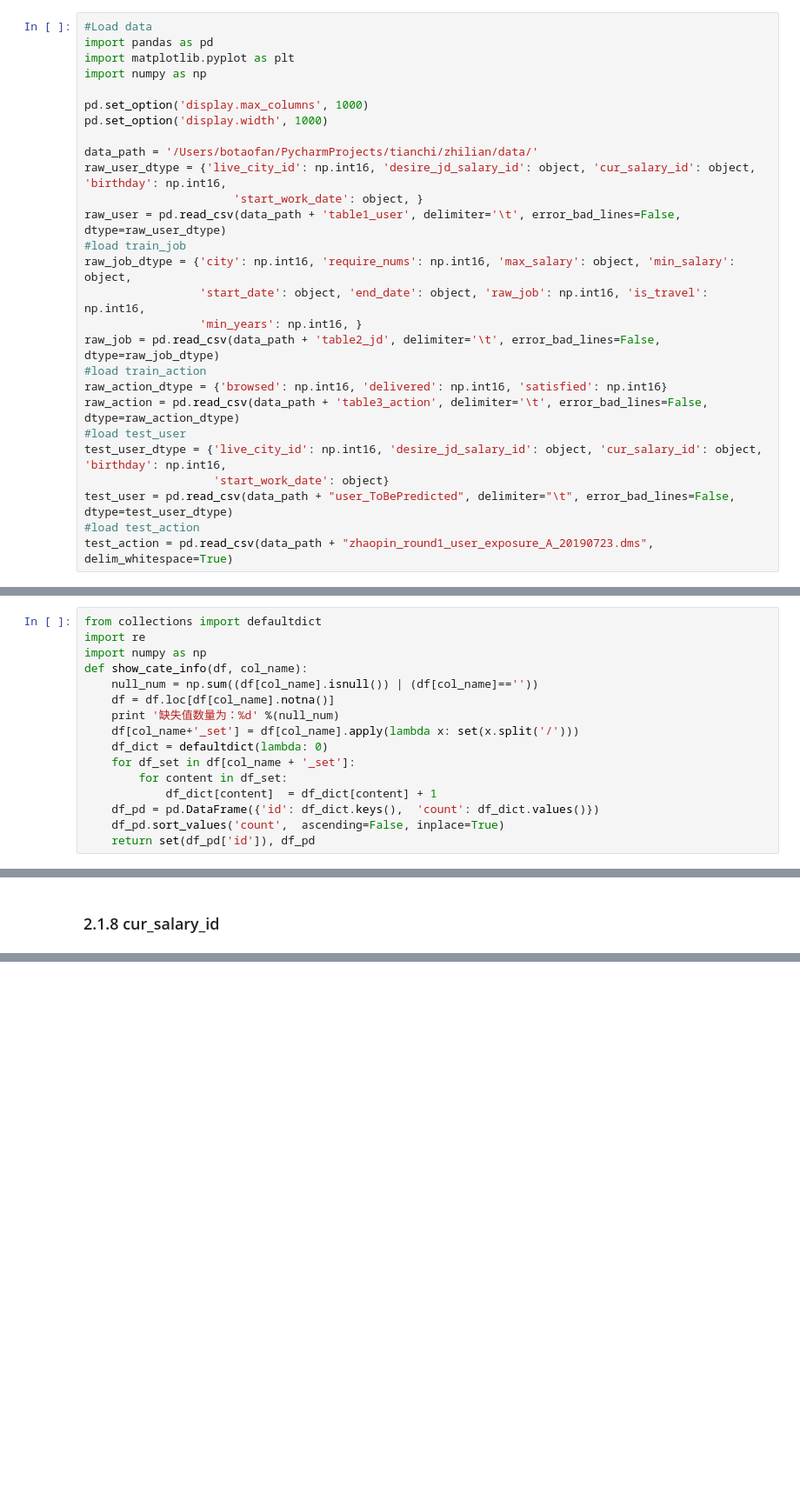
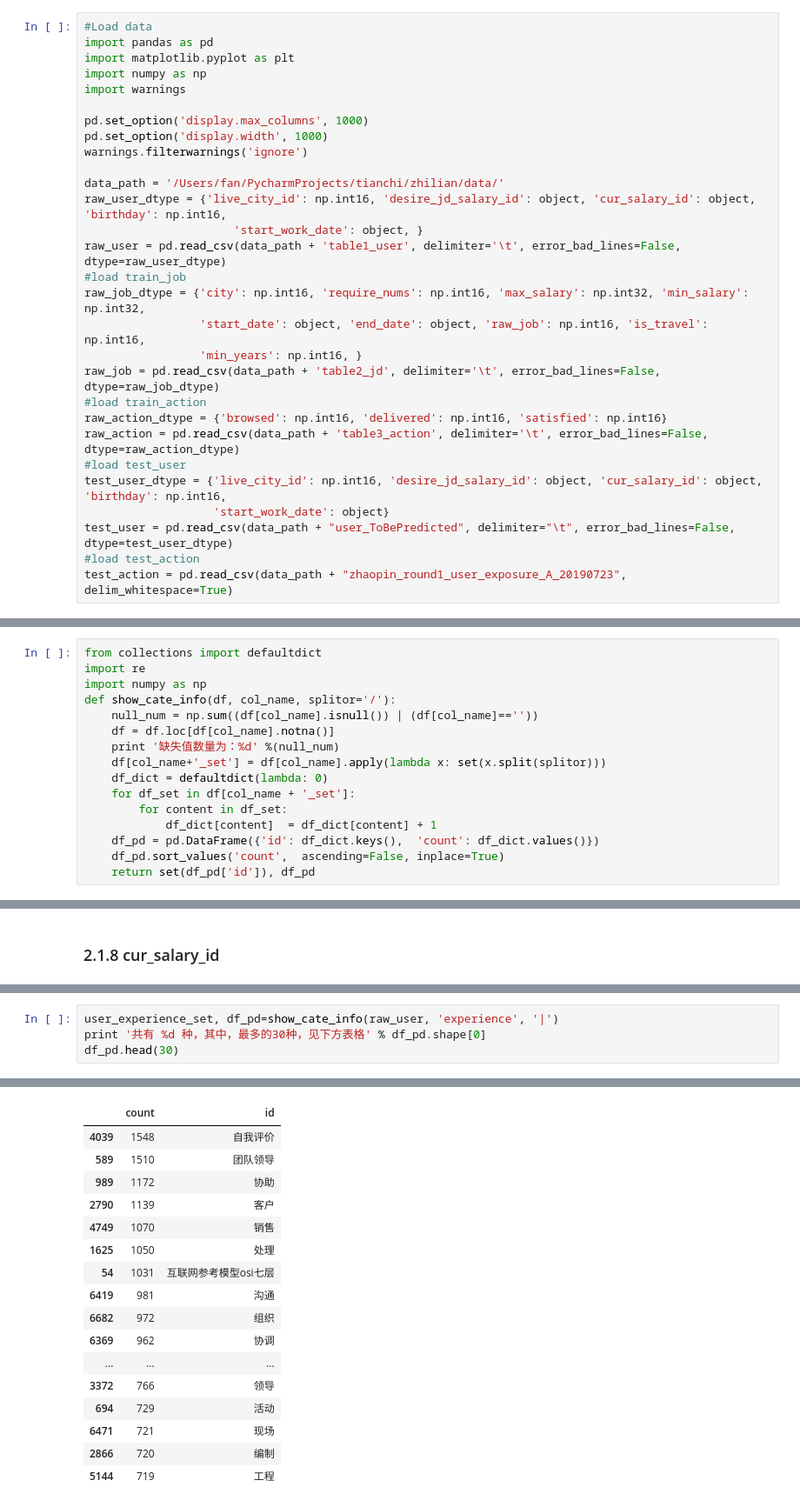
Before and after one commit to BotaoFan/zhilian, a Jupyter notebook: data_exploration.ipynb, the cells around one changed output, grey strips where cells are left out. Shown: that part at 87% size. Saved outputs shown, nothing was run; the diff lists cells and outputs as text; blank space fills up the shorter version.

Commit message:
complete data exploration

```diff
--- a/data_exploration.ipynb
+++ b/data_exploration.ipynb
@@ -72,16 +72,18 @@ test_action 测试集中应聘者行为
 import pandas as pd
 import matplotlib.pyplot as plt
 import numpy as np
+import warnings
 
 pd.set_option('display.max_columns', 1000)
 pd.set_option('display.width', 1000)
+warnings.filterwarnings('ignore')
 
-data_path = '/Users/botaofan/PycharmProjects/tianchi/zhilian/data/'
+data_path = '/Users/fan/PycharmProjects/tianchi/zhilian/data/'
 raw_user_dtype = {'live_city_id': np.int16, 'desire_jd_salary_id': object, 'cur_salary_id': object, 'birthday': np.int16,
                       'start_work_date': object, }
 raw_user = pd.read_csv(data_path + 'table1_user', delimiter='\t', error_bad_lines=False, dtype=raw_user_dtype)
 #load train_job
-raw_job_dtype = {'city': np.int16, 'require_nums': np.int16, 'max_salary': object, 'min_salary': object,
+raw_job_dtype = {'city': np.int16, 'require_nums': np.int16, 'max_salary': np.int32, 'min_salary': np.int32,
                  'start_date': object, 'end_date': object, 'raw_job': np.int16, 'is_travel': np.int16,
                  'min_years': np.int16, }
 raw_job = pd.read_csv(data_path + 'table2_jd', delimiter='\t', error_bad_lines=False, dtype=raw_job_dtype)
@@ -93,7 +95,7 @@ test_user_dtype = {'live_city_id': np.int16, 'desire_jd_salary_id': object, 'cur
                    'start_work_date': object}
 test_user = pd.read_csv(data_path + "user_ToBePredicted", delimiter="\t", error_bad_lines=False, dtype=test_user_dtype)
 #load test_action
-test_action = pd.read_csv(data_path + "zhaopin_round1_user_exposure_A_20190723.dms", delim_whitespace=True)
+test_action = pd.read_csv(data_path + "zhaopin_round1_user_exposure_A_20190723", delim_whitespace=True)
 # %% [output]
 Skipping line 173315: expected 18 fields, saw 20
 # %%
@@ -245,11 +247,11 @@ Category of desire_jd_city_id_0 are:
 from collections import defaultdict
 import re
 import numpy as np
-def show_cate_info(df, col_name):
+def show_cate_info(df, col_name, splitor='/'):
     null_num = np.sum((df[col_name].isnull()) | (df[col_name]==''))
     df = df.loc[df[col_name].notna()]
     print '缺失值数量为：%d' %(null_num)
-    df[col_name+'_set'] = df[col_name].apply(lambda x: set(x.split('/')))
+    df[col_name+'_set'] = df[col_name].apply(lambda x: set(x.split(splitor)))
     df_dict = defaultdict(lambda: 0)
     for df_set in df[col_name + '_set']:
         for content in df_set:
@@ -450,0 +501,5 @@ See the caveats in the documentation: http://pandas.pydata.org/pandas-docs/stabl
+# %%
+user_experience_set, df_pd=show_cate_info(raw_user, 'experience', '|')
+print '共有 %d 种，其中，最多的30种，见下方表格' % df_pd.shape[0]
+df_pd.head(30)
+# %% [output]
@@ -450,0 +508,17 @@ See the caveats in the documentation: http://pandas.pydata.org/pandas-docs/stabl
+|  | count | id |
+| 4039 | 1548 | 自我评价 |
+| 589 | 1510 | 团队领导 |
+| 989 | 1172 | 协助 |
+| 2790 | 1139 | 客户 |
+| 4749 | 1070 | 销售 |
+| 1625 | 1050 | 处理 |
+| 54 | 1031 | 互联网参考模型osi七层 |
+| 6419 | 981 | 沟通 |
+| 6682 | 972 | 组织 |
+| 6369 | 962 | 协调 |
+| ... | ... | ... |
+| 3372 | 766 | 领导 |
+| 694 | 729 | 活动 |
+| 6471 | 721 | 现场 |
+| 2866 | 720 | 编制 |
+| 5144 | 719 | 工程 |
```
Also changed, not shown: parts of 48 cells of this notebook, 1 other file.
